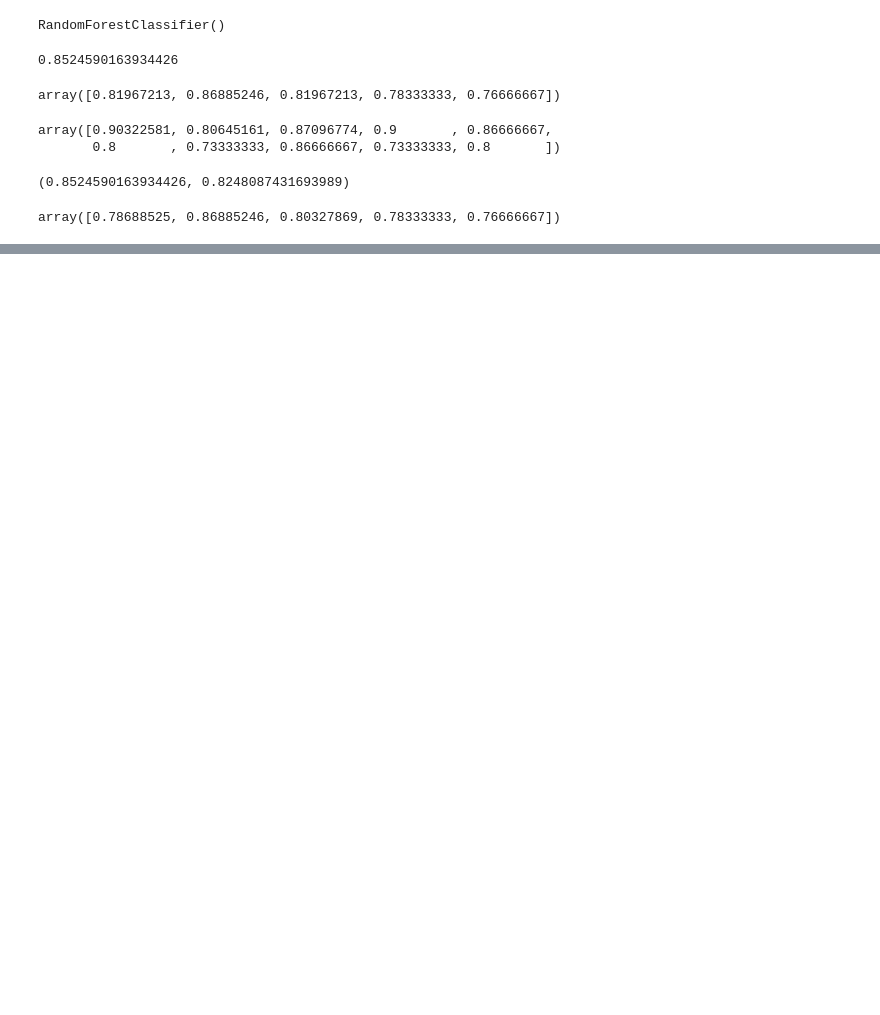
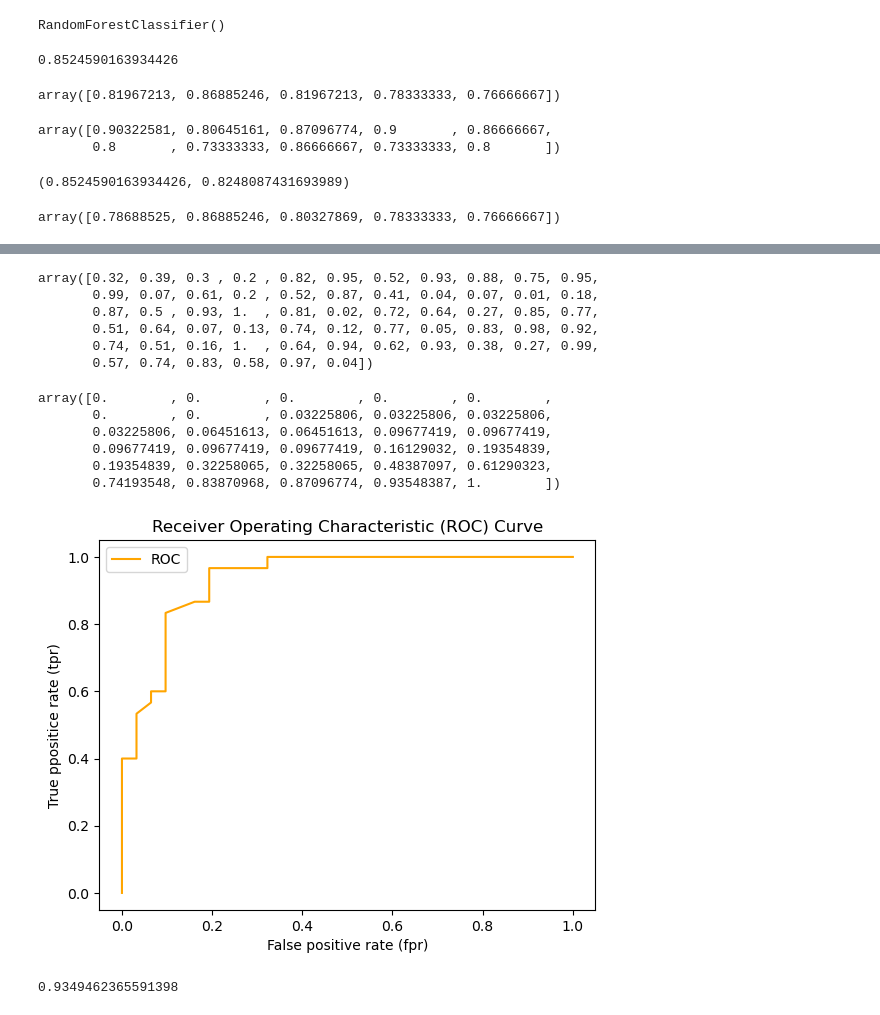
Before and after one commit to alperergul/ML-Boot-Camp, a Jupyter notebook: 04-scikit-learn/introduction-to-scikit-learn.ipynb, the cells around one changed output, grey strips where cells are left out. Cells and saved outputs as stored; diff of their text form; code cells hidden in the pictures; blank space fills up the shorter version.

Commit message:
classification metrics

```diff
--- a/04-scikit-learn/introduction-to-scikit-learn.ipynb
+++ b/04-scikit-learn/introduction-to-scikit-learn.ipynb
@@ -1031,0 +1064,14 @@ array([0.78688525, 0.86885246, 0.80327869, 0.78333333, 0.76666667])
+# %%
+# Create X_test ... etc
+X_train, X_test, y_train, y_test = train_test_split(X, y, test_size = 0.2)
+# %%
+from sklearn.metrics import roc_curve
+
+# Make predictions with probabillities
+
+#Fit the classifier
+clf = RandomForestClassifier(n_estimators = 100)
+clf.fit(X_train, y_train)
+
+y_probs = clf.predict_proba(X_test)
+y_probs[:10], len(y_probs)
@@ -1031,0 +1090,52 @@ array([0.78688525, 0.86885246, 0.80327869, 0.78333333, 0.76666667])
+# %%
+y_probs_positive = y_probs[:, 1]
+y_probs_positive
+# %% [output]
+array([0.32, 0.39, 0.3 , 0.2 , 0.82, 0.95, 0.52, 0.93, 0.88, 0.75, 0.95,
+       0.99, 0.07, 0.61, 0.2 , 0.52, 0.87, 0.41, 0.04, 0.07, 0.01, 0.18,
+       0.87, 0.5 , 0.93, 1.  , 0.81, 0.02, 0.72, 0.64, 0.27, 0.85, 0.77,
+       0.51, 0.64, 0.07, 0.13, 0.74, 0.12, 0.77, 0.05, 0.83, 0.98, 0.92,
+       0.74, 0.51, 0.16, 1.  , 0.64, 0.94, 0.62, 0.93, 0.38, 0.27, 0.99,
+       0.57, 0.74, 0.83, 0.58, 0.97, 0.04])
+# %%
+# Calculate fpr, tpr and thresholds
+fpr, tpr, thresholds = roc_curve(y_test, y_probs_positive)
+
+# Check the false positive rates
+fpr
+# %% [output]
+array([0.        , 0.        , 0.        , 0.        , 0.        ,
+       0.        , 0.        , 0.03225806, 0.03225806, 0.03225806,
+       0.03225806, 0.06451613, 0.06451613, 0.09677419, 0.09677419,
+       0.09677419, 0.09677419, 0.09677419, 0.16129032, 0.19354839,
+       0.19354839, 0.32258065, 0.32258065, 0.48387097, 0.61290323,
+       0.74193548, 0.83870968, 0.87096774, 0.93548387, 1.        ])
+# %%
+# Create a function for plotting ROC curve
+
+import matplotlib.pyplot as plt
+
+def plot_roc_curve(fpr, tpr):
+    """
+    Plots a ROC curve given the false positive rate (fpr) and true positive rate (tpr) of a model
+    """
+    # Plot roc curve
+    plt.plot(fpr, tpr, color="orange", label="ROC")
+    #Plot line with no predictive power (baseline)
+    #plt.plot([0,1], [0,1], color="darkblue", linestyle="--", label="Guessing")
+
+    #Customize the plot
+    plt.xlabel("False positive rate (fpr)")
+    plt.ylabel("True ppositice rate (tpr)")
+    plt.title("Receiver Operating Characteristic (ROC) Curve")
+    plt.legend()
+    plt.show()
+
+plot_roc_curve(fpr, tpr)
+# %% [output]
+[figure, added]
+# %%
+from sklearn.metrics import roc_auc_score
+roc_auc_score(y_test, y_probs_positive)
+# %% [output]
+0.9349462365591398
```
Also changed, not shown: parts of 26 cells of this notebook, 1 other file.
